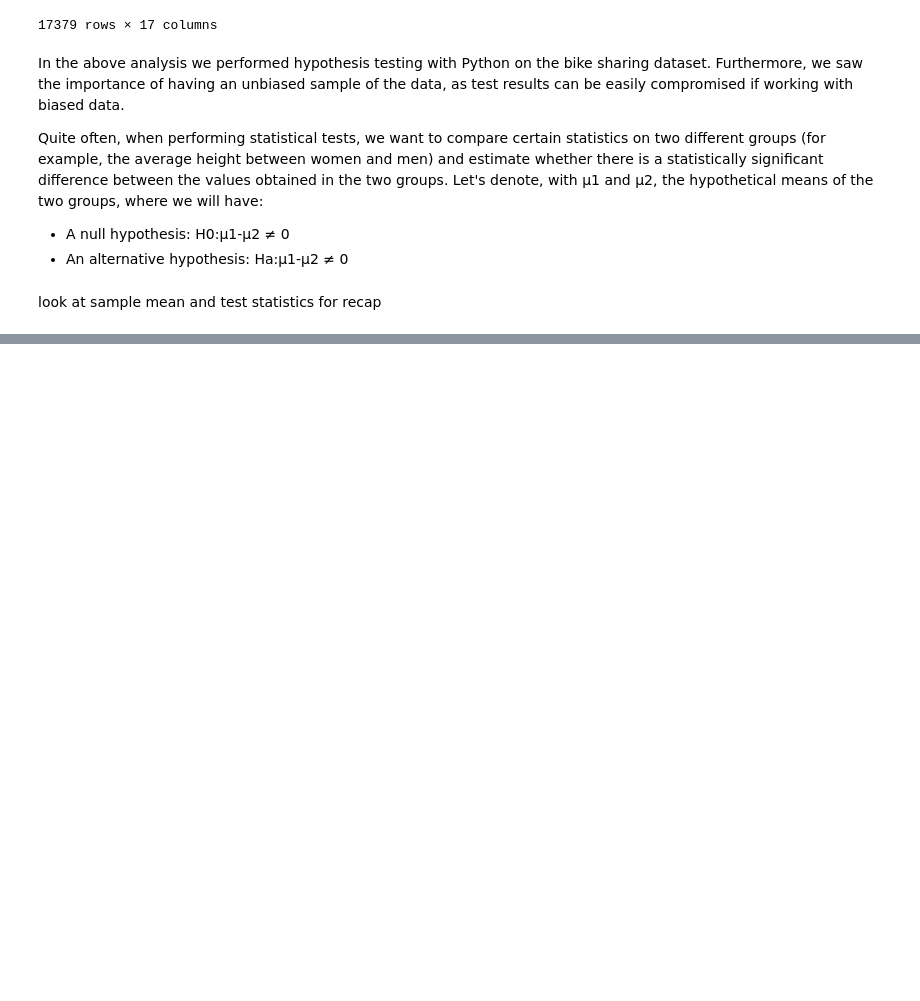
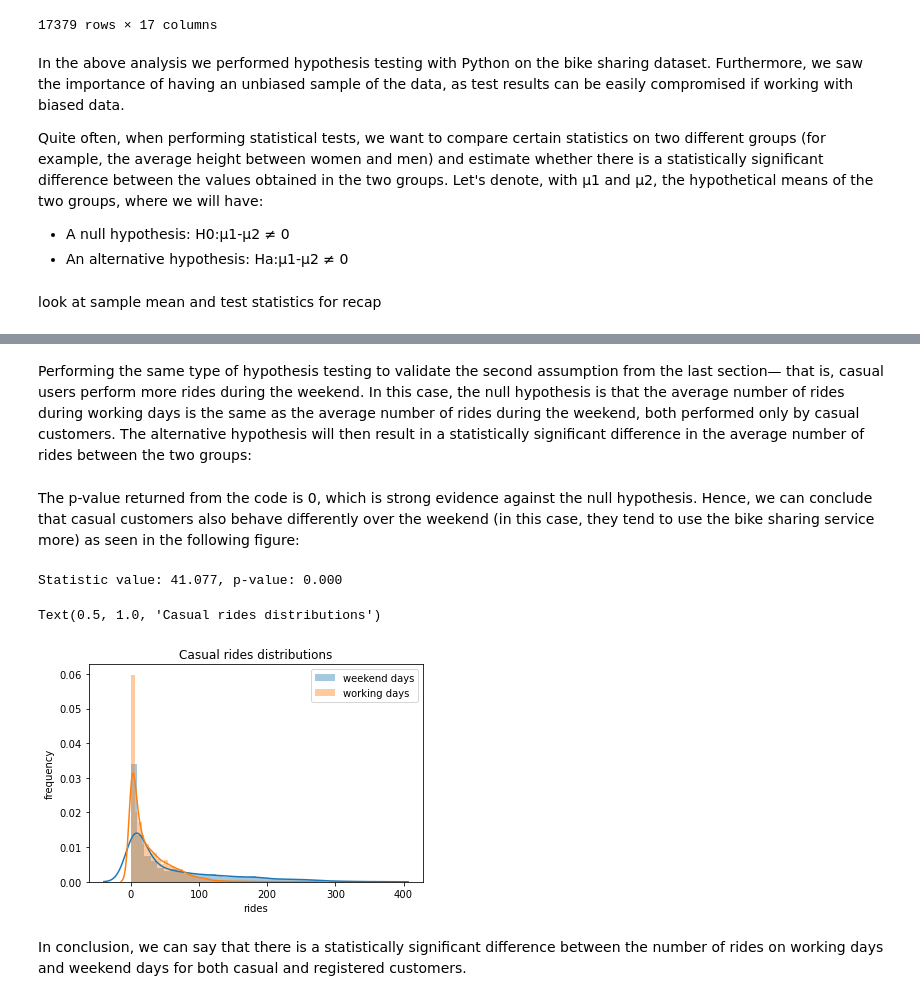
Before and after one commit to gianmaranon/biking_analysis, a Jupyter notebook: sharing_bike.ipynb, the cells around one changed output, grey strips where cells are left out. Drawn from its saved outputs; the diff is of its cells as text; code cells hidden in the pictures; blank space fills up the shorter version.

```diff
--- a/sharing_bike.ipynb
+++ b/sharing_bike.ipynb
@@ -520,0 +575,26 @@ plot_data = preprocessed_data[['weekday', 'season', 'registered', 'casual']]
+# %% [markdown]
+Performing the same type of hypothesis testing to validate the second assumption from the last section— that is, casual users perform more rides during the weekend. In this case, the null hypothesis is that the average number of rides during working days is the same as the average number of rides during the weekend, both performed only by casual customers. The alternative hypothesis will then result in a statistically significant difference in the average number of rides between the two groups:
+# %% [markdown]
+The p-value returned from the code is 0, which is strong evidence against the null hypothesis. Hence, we can conclude that casual customers also behave differently over the weekend (in this case, they tend to use the bike sharing service more) as seen in the following figure:
+# %%
+# select casual rides for the weekend and working days
+weekend_data = (preprocessed_data['casual'])[weekend_mask]
+workingdays_data = preprocessed_data.casual[workingdays_mask]
+# perform ttest
+test_res = ttest_ind(weekend_data, workingdays_data)
+print(f"Statistic value: {test_res[0]:.03f}, \
+p-value: {test_res[1]:.03f}")
+# plot distributions of casual rides for working vs weekend days
+sns.distplot(weekend_data, label='weekend days')
+sns.distplot(workingdays_data, label='working days')
+plt.legend()
+plt.xlabel('rides')
+plt.ylabel('frequency')
+plt.title("Casual rides distributions")
+#plt.savefig('figs/exercise_1_04_b.png', format='png')
+# %% [output]
+Statistic value: 41.077, p-value: 0.000
+Text(0.5, 1.0, 'Casual rides distributions')
+[figure, added]
+# %% [markdown]
+In conclusion, we can say that there is a statistically significant difference between the number of rides on working days and weekend days for both casual and registered customers.
```
Also changed, not shown: parts of 6 cells of this notebook, 1 other file.
